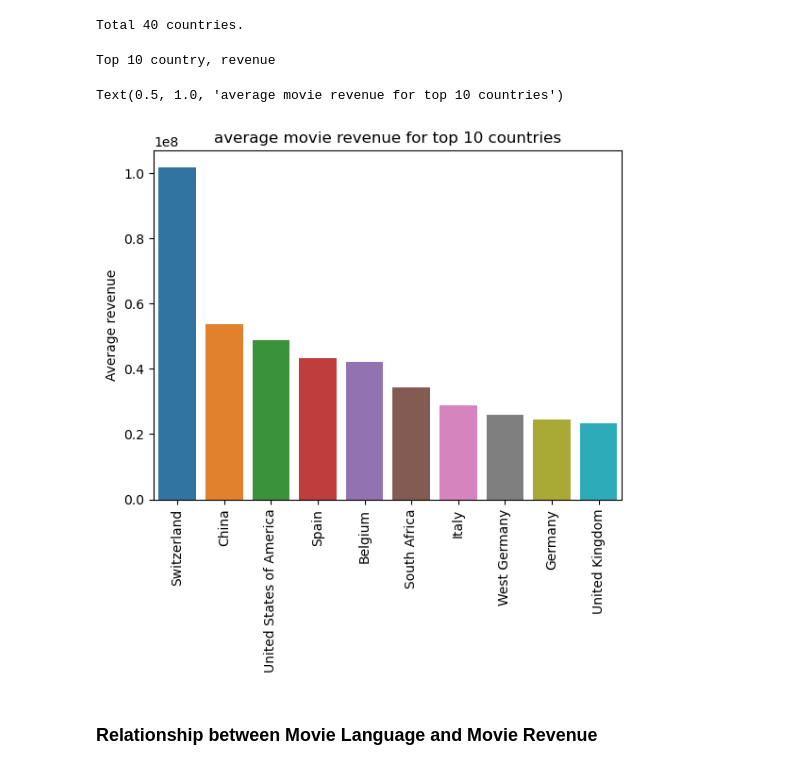
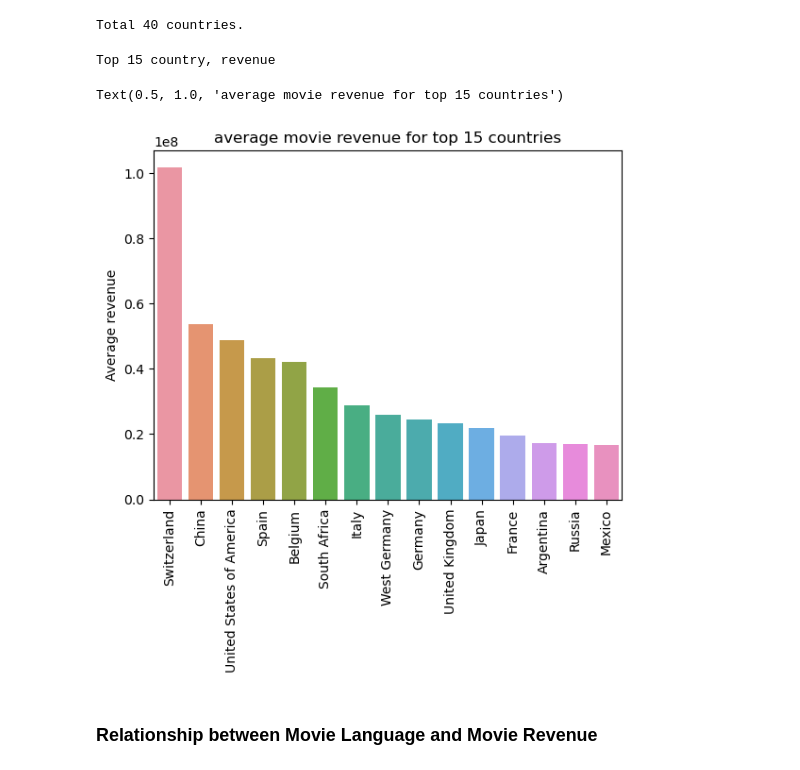
Before and after one commit to epfl-ada/ada-2022-project-datakungfu, a Jupyter notebook: pipeline.ipynb, the cells around one changed output. Saved outputs shown, nothing was run; the diff lists cells and outputs as text; code cells hidden in the pictures.

```diff
--- a/pipeline.ipynb
+++ b/pipeline.ipynb
@@ -259,20 +272,20 @@ Total 40 countries.
 # %%
 # mean for each country
 mean_ctry_rev = {k:sum(v)/len(v) for k,v in country_revenue.items()}
 # sroted mean for each country
 sorted_mcr = sorted(mean_ctry_rev.items(), key=lambda x:x[1], reverse=True)
 sorted_mcr = pd.Series(*list(zip(*sorted_mcr))[::-1], name="Average revenue")
 
-topk = 10
+topk = 15
 print("Top {} country, revenue".format(topk))
 sns.barplot(x=sorted_mcr.index[:topk], y=sorted_mcr[:topk])
 plt.ylabel("Average revenue")
 plt.xticks(rotation=90)
 plt.title("average movie revenue for top {} countries".format(topk))
 # %% [output]
-Top 10 country, revenue
+Top 15 country, revenue
-Text(0.5, 1.0, 'average movie revenue for top 10 countries')
+Text(0.5, 1.0, 'average movie revenue for top 15 countries')
-[figure, old version]
+[figure, new version]
 # %% [markdown]
 ### Relationship between Movie Language and Movie Revenue
 # %%
```
Also changed, not shown: parts of 8 cells of this notebook, 1 other file.
